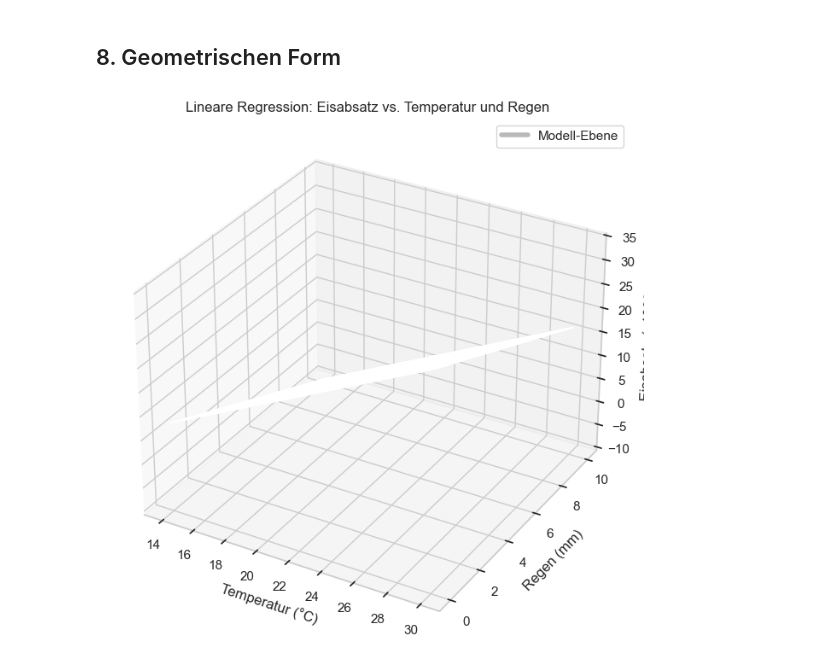
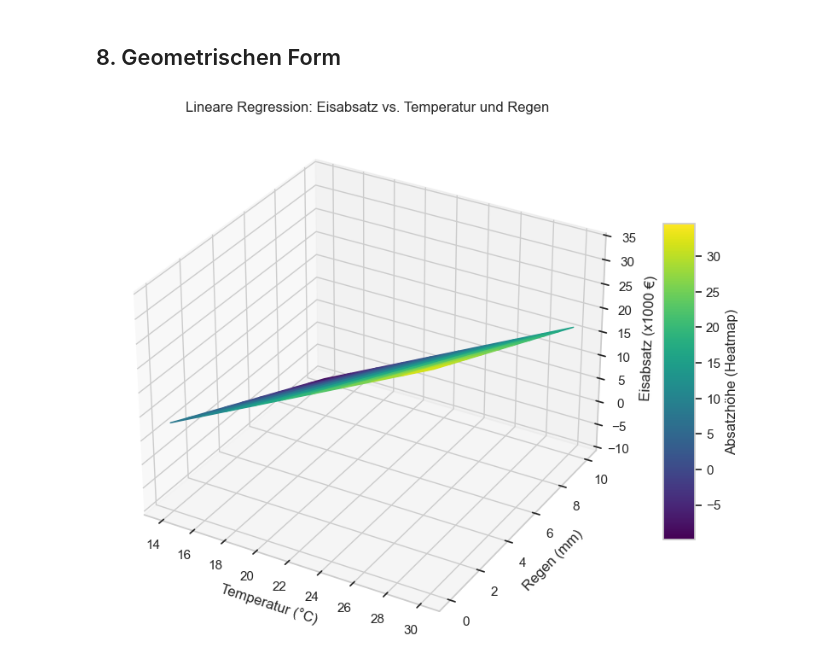
Before and after one commit to Ssaammyy36/Kurs-KI-Abgabe-1, a Jupyter notebook: Aufgabe_5/Aufgabe_5.ipynb, the cells around one changed output. Saved outputs shown, nothing was run; the diff lists cells and outputs as text; code cells hidden in the pictures.

```diff
--- a/Aufgabe_5/Aufgabe_5.ipynb
+++ b/Aufgabe_5/Aufgabe_5.ipynb
@@ -491,37 +326,25 @@ Die Ergebnisse wurden erfolgreich in die Datei 'Data\Ergebnisse_Eisverkauf_Progn
 # %% [markdown]
 ## 8. Geometrischen Form
 # %%
-# Erstellen eines Gitters für die Regressionsebene
-x_surf, y_surf = np.meshgrid(
-    np.linspace(df_transformed['Temperatur'].min(), df_transformed['Temperatur'].max(), 100),
-    np.linspace(df_transformed['Regen'].min(), df_transformed['Regen'].max(), 100)
-)
-
-# Die Regressionsgleichung lautet: y = a + b*Temperatur + c*Regen
-# Wir berechnen den z-Wert (Eisabsatz) für jeden Punkt im Gitter explizit
-z_surf = a + b * x_surf + c * y_surf
-
 # 3D-Plot erstellen
 fig = plt.figure(figsize=(10, 8))
 ax = fig.add_subplot(111, projection='3d')
 
-# 4. Regressionsebene plotten
-ax.plot_surface(x_surf, y_surf, z_surf, alpha=0.2, color='k', label='Modell-Ebene')
+from matplotlib import cm
+norm = plt.Normalize(z_surf.min(), z_surf.max())
+face_colors = cm.viridis(norm(z_surf))
 
-# Achsenbeschriftungen und Titel
+surf = ax.plot_surface(x_surf, y_surf, z_surf, facecolors=face_colors, shade=False)
+
 ax.set_xlabel('Temperatur (°C)')
 ax.set_ylabel('Regen (mm)')
 ax.set_zlabel('Eisabsatz (x1000 €)')
 ax.set_title('Lineare Regression: Eisabsatz vs. Temperatur und Regen')
 
-# Legende anzeigen (ein kleiner Trick ist nötig, um das Oberflächen-Label anzuzeigen)
-from matplotlib.lines import Line2D
-legend_elements = [
-        Line2D([0], [0], color='k', lw=4, label='Modell-Ebene', alpha=0.3)
-]
-ax.legend(handles=legend_elements)
+# Wenn `facecolors` manuell gesetzt wird, benötigt die Colorbar ein separates "mappable"-Objekt.
+mappable = cm.ScalarMappable(cmap=cm.viridis, norm=norm)
+fig.colorbar(mappable, ax=ax, shrink=0.6, aspect=10, label='Absatzhöhe (Heatmap)')
 
-# Plot anzeigen
 plt.show()
 # %% [output]
-[figure, old version]
+[figure, new version]
```
Also changed, not shown: parts of 25 cells of this notebook, 4 other files.
